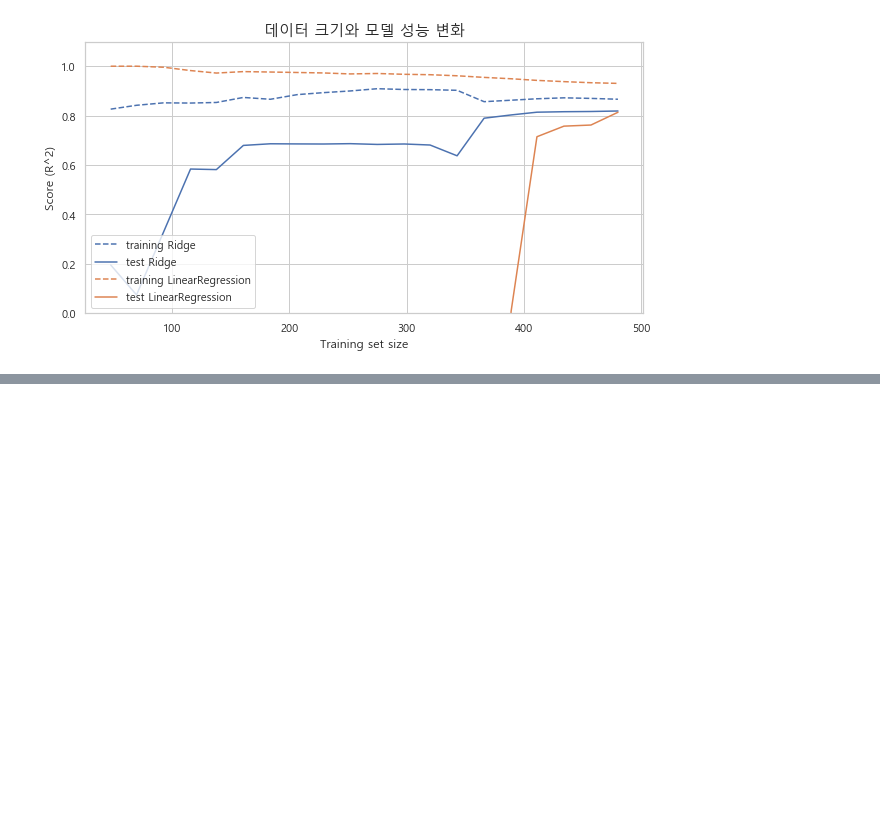
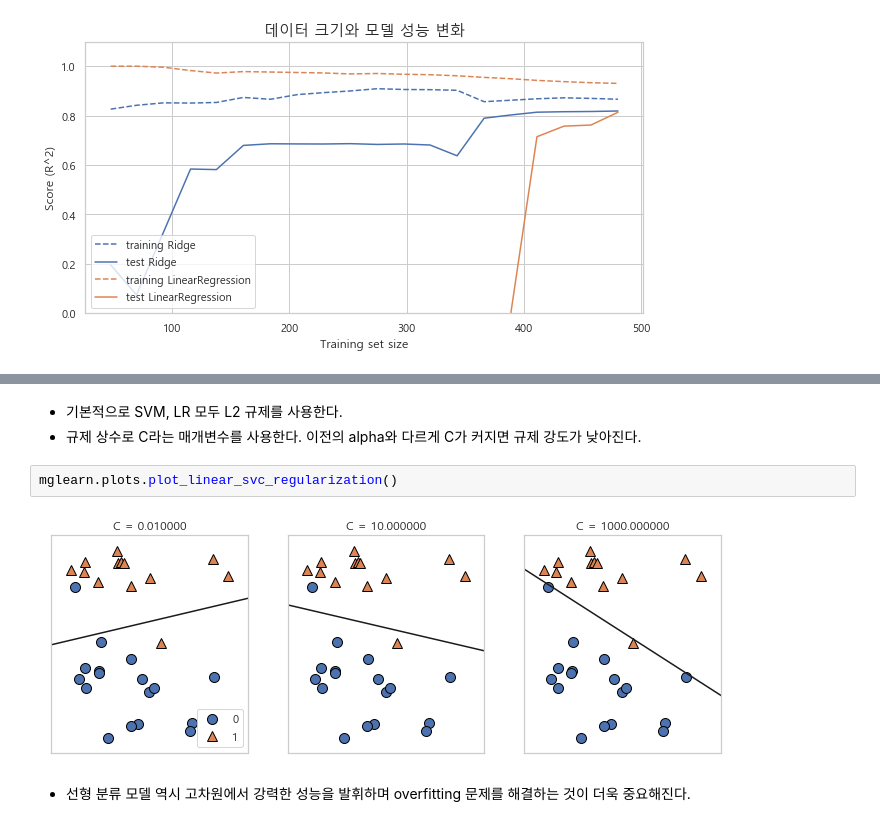
Before and after one commit to h33sun/TIL, a Jupyter notebook: ML_BOOK/2. 선형 모델.ipynb, the cells around one changed output, grey strips where cells are left out. Drawn from its saved outputs; the diff is of its cells as text; blank space fills up the shorter version.

```diff
--- a/ML_BOOK/2. 선형 모델.ipynb
+++ b/ML_BOOK/2. 선형 모델.ipynb
@@ -153,0 +181,9 @@ plt.show()
+# %% [markdown]
+- 기본적으로 SVM, LR 모두 L2 규제를 사용한다.
+- 규제 상수로 C라는 매개변수를 사용한다. 이전의 alpha와 다르게 C가 커지면 규제 강도가 낮아진다.
+# %%
+mglearn.plots.plot_linear_svc_regularization()
+# %% [output]
+[figure, added]
+# %% [markdown]
+- 선형 분류 모델 역시 고차원에서 강력한 성능을 발휘하며 overfitting 문제를 해결하는 것이 더욱 중요해진다.
```
Also changed, not shown: parts of 10 cells of this notebook.
